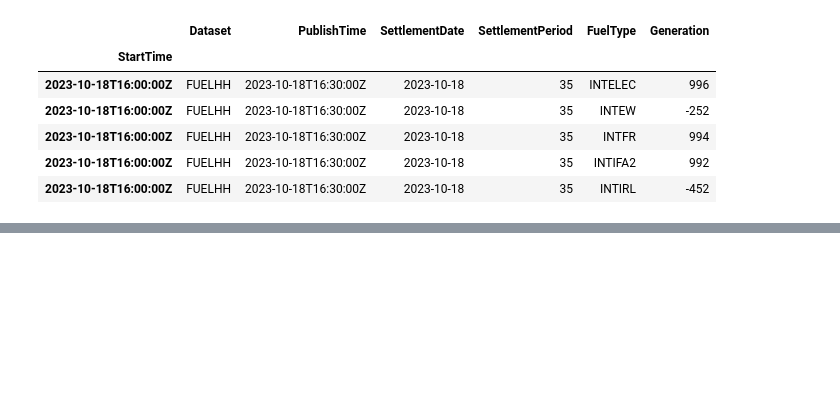
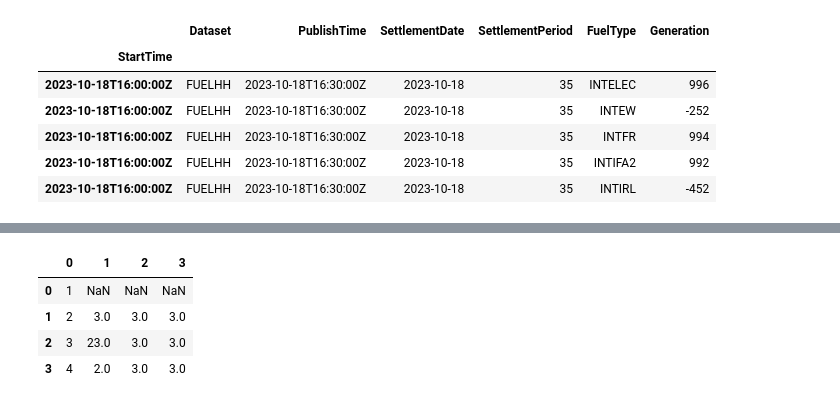
Before and after one commit to theglassofwater/Electricity, a Jupyter notebook: Interconnectors/interconnectors.ipynb, the cells around one changed output, grey strips where cells are left out. Cells and saved outputs as stored; diff of their text form; code cells hidden in the pictures; blank space fills up the shorter version.

```diff
--- a/Interconnectors/interconnectors.ipynb
+++ b/Interconnectors/interconnectors.ipynb
@@ -115,0 +91,9 @@ df2.head()
+# %%
+# [(df[df["FuelType"] == inters_info["name"][i]]["Generation"]) for i in range(len(inters_info["name"]))]
+pd.DataFrame([[1],[2,3,3,3],[3,23,3,3],[4,2,3,3]])
+# %% [output]
+|  | 0 | 1 | 2 | 3 |
+| 0 | 1 | NaN | NaN | NaN |
+| 1 | 2 | 3.0 | 3.0 | 3.0 |
+| 2 | 3 | 23.0 | 3.0 | 3.0 |
+| 3 | 4 | 2.0 | 3.0 | 3.0 |
```
Also changed, not shown: parts of 16 cells of this notebook, 1 other file.
